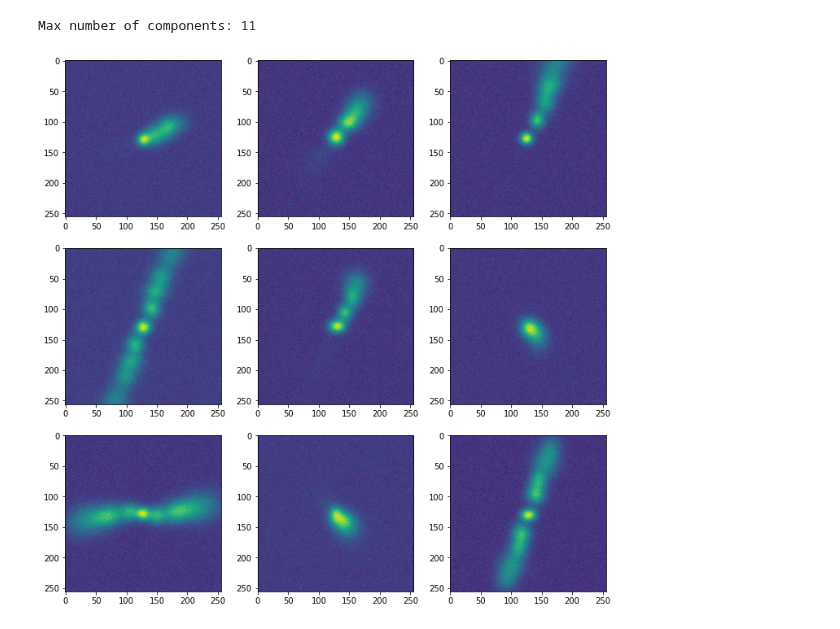
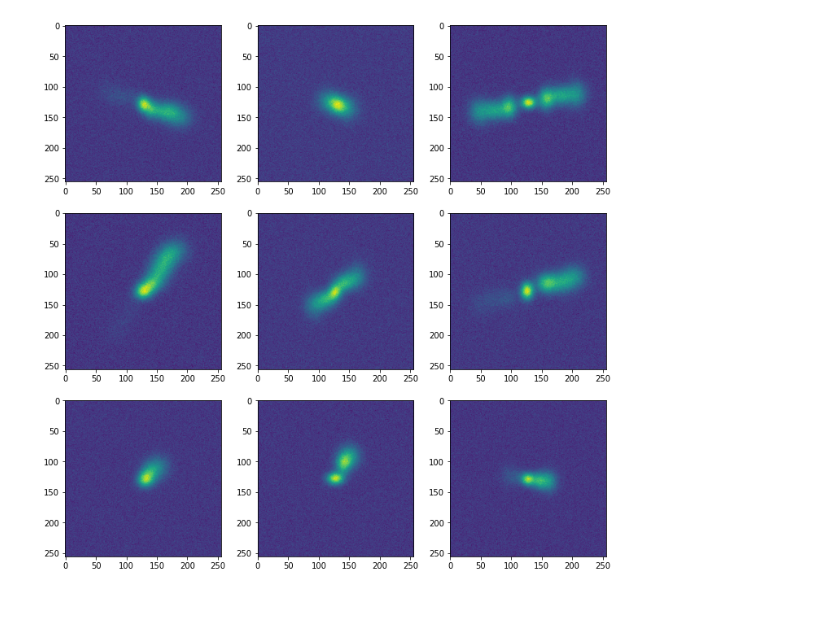
Before and after one commit to radionets-project/radiosim, a Jupyter notebook: notebooks/check_simulations.ipynb, the cells around one changed output. Saved outputs shown, nothing was run; the diff lists cells and outputs as text; code cells hidden in the pictures.

```diff
--- a/notebooks/check_simulations.ipynb
+++ b/notebooks/check_simulations.ipynb
@@ -12,18 +12,8 @@ f.keys()
-# %%
-lengths = []
-for i in range(10):
-    name = 'list' + str(i)
-    list_ = f[name]
-    lengths.append(list_.len())
-print('Max number of components:', max(lengths))
-# %% [output]
-Max number of components: 11
 # %%
 plt.figure(figsize=(12,12))
 for i in range(9):
     plt.subplot(3, 3, i+1)
-    name = 'sky' + str(i)
-    plt.imshow(f[name])
+    plt.imshow(f['x'][i][0])
 # %% [output]
-[figure, old version]
+[figure, new version]
 # %%
```
Also changed, not shown: parts of 4 cells of this notebook, 2 other files.
